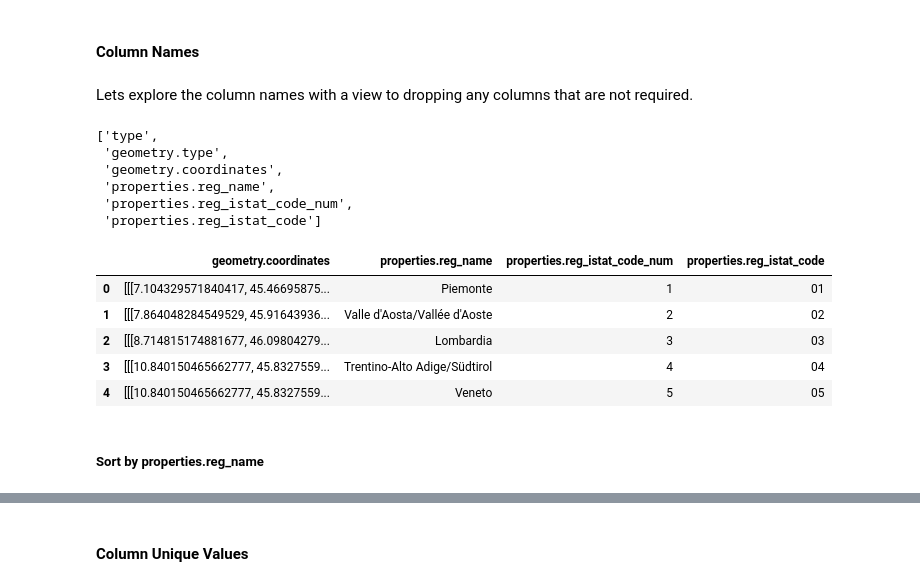
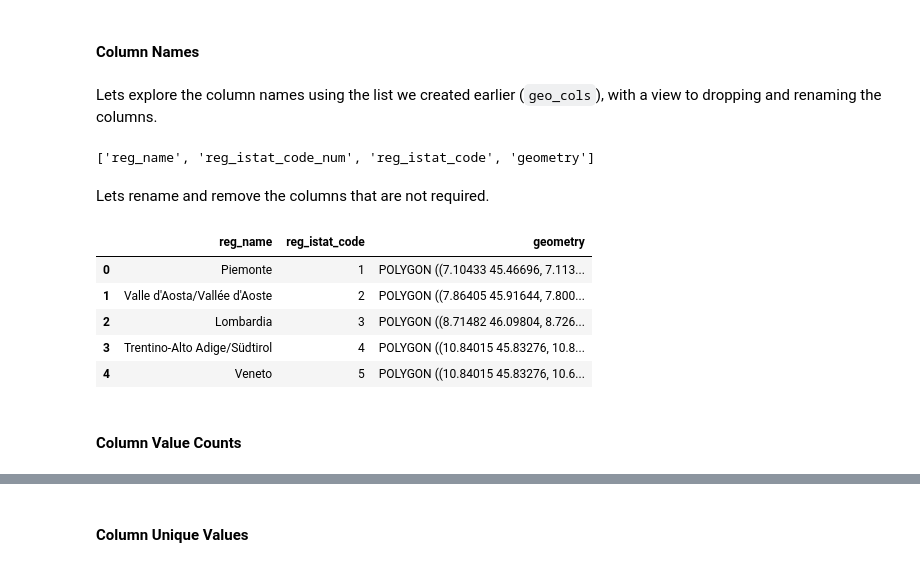
Before and after one commit to OmdenaAI/milan-italy-impact-covid-crimes, a Jupyter notebook: src/tasks/task-2-data-cleaning/files.ipynb, the cells around one changed output, grey strips where cells are left out. Drawn from its saved outputs; the diff is of its cells as text; code cells hidden in the pictures.

```diff
--- a/src/tasks/task-2-data-cleaning/files.ipynb
+++ b/src/tasks/task-2-data-cleaning/files.ipynb
@@ -1556,0 +1650,3 @@ geo_df.head()
+# %%
+geo_df = gpd.read_file(reg_sim_url)
+geo_df
@@ -1614,25 +1710,21 @@ geo_df.describe()
 # %% [markdown]
 #### Column Names
 # %% [markdown]
-Lets explore the column names with a view to dropping any columns that are not required.
+Lets explore the column names using the list we created earlier (`geo_cols`), with a view to dropping and renaming the columns.
 # %%
 geo_cols
 # %% [output]
-['type',
- 'geometry.type',
- 'geometry.coordinates',
- 'properties.reg_name',
- 'properties.reg_istat_code_num',
- 'properties.reg_istat_code']
+['reg_name', 'reg_istat_code_num', 'reg_istat_code', 'geometry']
+# %% [markdown]
+Lets rename and remove the columns that are not required.
 # %%
-geo_df.drop(['type', 'geometry.type'], axis=1, inplace=True)
+geo_df.drop('reg_istat_code', axis=1, inplace=True)
+geo_df.rename(columns={'reg_istat_code_num': 'reg_istat_code'}, inplace=True)
 geo_df.head()
 # %% [output]
-|  | geometry.coordinates | properties.reg_name | properties.reg_istat_code_num | properties.reg_istat_code |
-| 0 | [[[7.104329571840417, 45.46695875... | Piemonte | 1 | 01 |
-| 1 | [[[7.864048284549529, 45.91643936... | Valle d'Aosta/Vallée d'Aoste | 2 | 02 |
-| 2 | [[[8.714815174881677, 46.09804279... | Lombardia | 3 | 03 |
-| 3 | [[[10.840150465662777, 45.8327559... | Trentino-Alto Adige/Südtirol | 4 | 04 |
-| 4 | [[[10.840150465662777, 45.8327559... | Veneto | 5 | 05 |
+|  | reg_name | reg_istat_code | geometry |
+| 0 | Piemonte | 1 | POLYGON ((7.10433 45.46696, 7.113... |
+| 1 | Valle d'Aosta/Vallée d'Aoste | 2 | POLYGON ((7.86405 45.91644, 7.800... |
+| 2 | Lombardia | 3 | POLYGON ((8.71482 46.09804, 8.726... |
+| 3 | Trentino-Alto Adige/Südtirol | 4 | POLYGON ((10.84015 45.83276, 10.8... |
+| 4 | Veneto | 5 | POLYGON ((10.84015 45.83276, 10.6... |
-# %% [markdown]
-##### Sort by properties.reg_name
@@ -1640,0 +1731,2 @@ geo_df.sort_values(by=['properties.reg_name'], inplace=True)
+# %% [markdown]
+#### Column Value Counts
```
Also changed, not shown: parts of 267 cells of this notebook, 8 other files.
